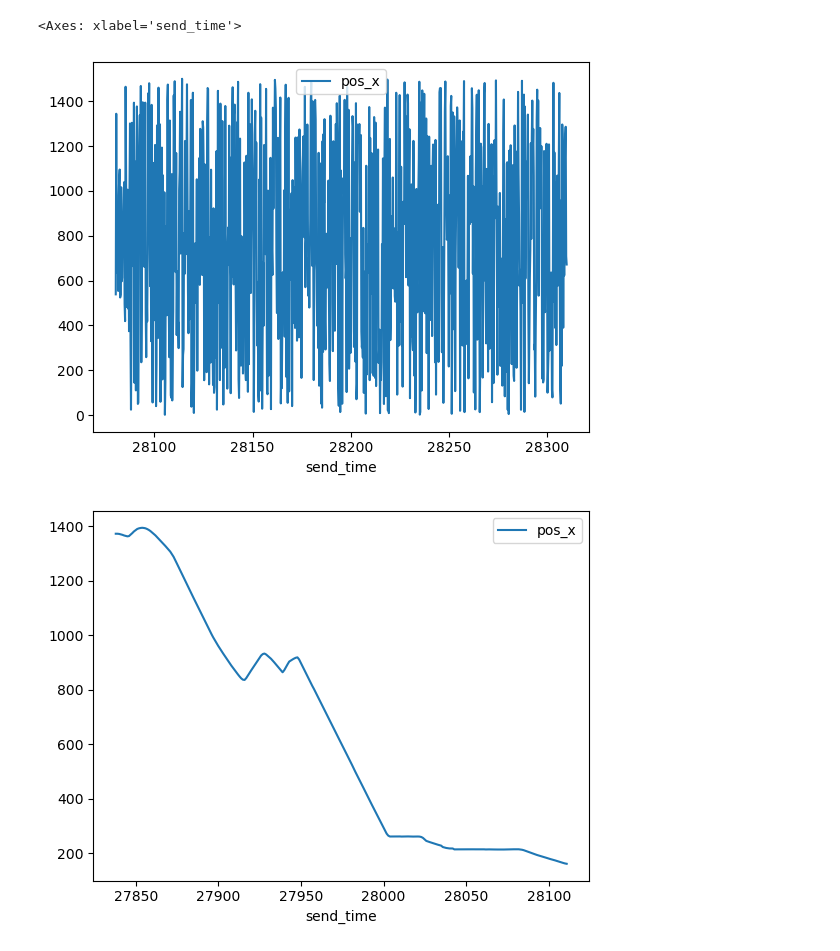
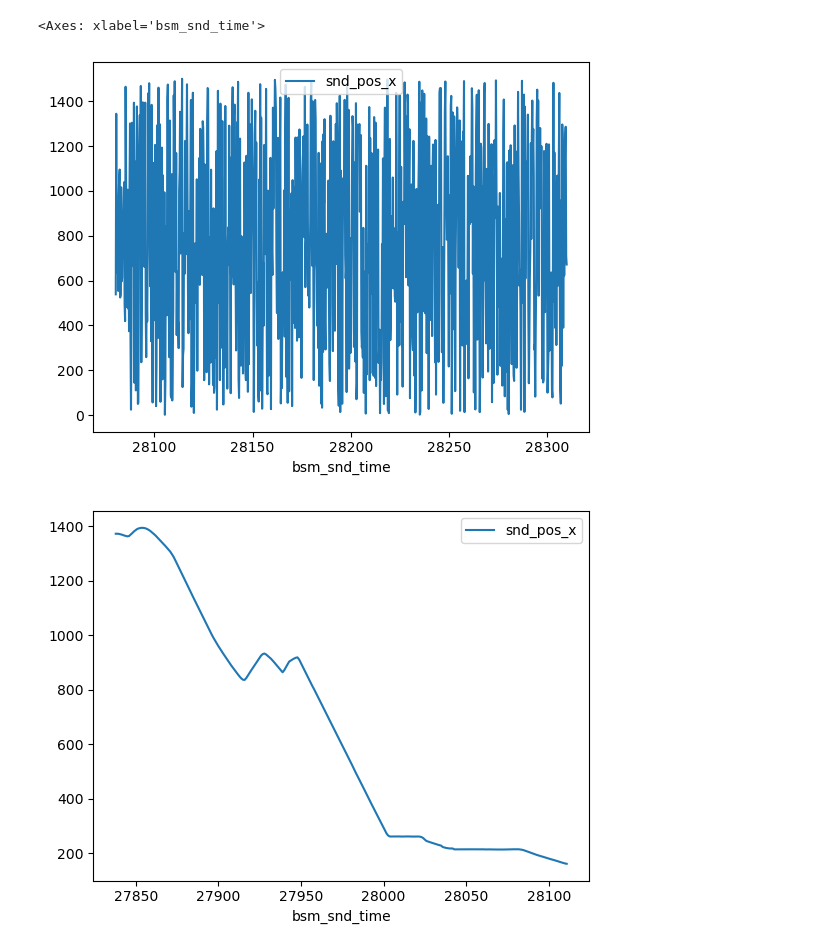
Before and after one commit to imperial-qore/TranAD, a Jupyter notebook: veremi/process-veremi-dos-rand.ipynb, the cells around one changed output. Drawn from its saved outputs; the diff is of its cells as text; code cells hidden in the pictures.

```diff
--- a/veremi/process-veremi-dos-rand.ipynb
+++ b/veremi/process-veremi-dos-rand.ipynb
@@ -7,7 +7,7 @@ from tqdm.notebook import tqdm
 # %%
 # DoSRandom_0709 = 5090093, DoSRandom_1416 = 1400517
 BSM_SIZE = 5090093
-N_FEATURES = 14
+N_FEATURES = 23
 # %%
 root_dir = 'DoSRandom_0709/'
 
@@ -64,21 +79,32 @@ for filepath in (pbar := tqdm(filenames)):
 bsm = np.memmap('bsmdos.memmap', dtype='float32', mode='r', shape=(BSM_SIZE, N_FEATURES))
 df = pd.DataFrame(bsm, columns=[
     'message_id',
-    'rcv_time',
-    'send_time',
+    'bsm_rcv_time',
+    'bsm_snd_time',
     'receiver',
     'sender',
     'attack_type',
-    'pos_x',
-    'pos_y',
-    'spd_x',
-    'spd_y',
-    'acl_x',
-    'acl_y',
-    'hed_x',
-    'hed_y',
-]).drop_duplicates(subset='message_id')#.set_index('message_id')
+    'snd_pos_x',
+    'snd_pos_y',
+    'snd_spd_x',
+    'snd_spd_y',
+    'snd_acl_x',
+    'snd_acl_y',
+    'snd_hed_x',
+    'snd_hed_y',
+    'gps_rcv_time',
+    'rcv_pos_x',
+    'rcv_pos_y',
+    'rcv_spd_x',
+    'rcv_spd_y',
+    'rcv_acl_x',
+    'rcv_acl_y',
+    'rcv_hed_x',
+    'rcv_hed_y',
+])#.drop_duplicates(subset='message_id')#.set_index('message_id')
+df = df[df.attack_type.isin([0, 14])]
 df = df[df.message_id != 0]
-df = df.sort_values(['sender', 'send_time']).reset_index(drop=True)
+df.drop(columns=['gps_rcv_time'], inplace=True)
+df = df.sort_values(['sender', 'bsm_snd_time']).reset_index(drop=True)
 df
 # %% [output]
@@ -98,10 +124,10 @@ df
 # %%
-df[df.sender == 8571].plot(x='send_time', y='pos_x')
+df[df.sender == 8571].plot(x='bsm_snd_time', y='snd_pos_x')
 
-df[df.sender == 7779].plot(x='send_time', y='pos_x')
+df[df.sender == 7779].plot(x='bsm_snd_time', y='snd_pos_x')
 # %% [output]
-<Axes: xlabel='send_time'>
+<Axes: xlabel='bsm_snd_time'>
-[figure, old version]
+[figure, new version]
-[figure, old version]
+[figure, new version]
 # %%
 # filter for prototyping
```
Also changed, not shown: parts of 5 cells of this notebook, 1 other file.
